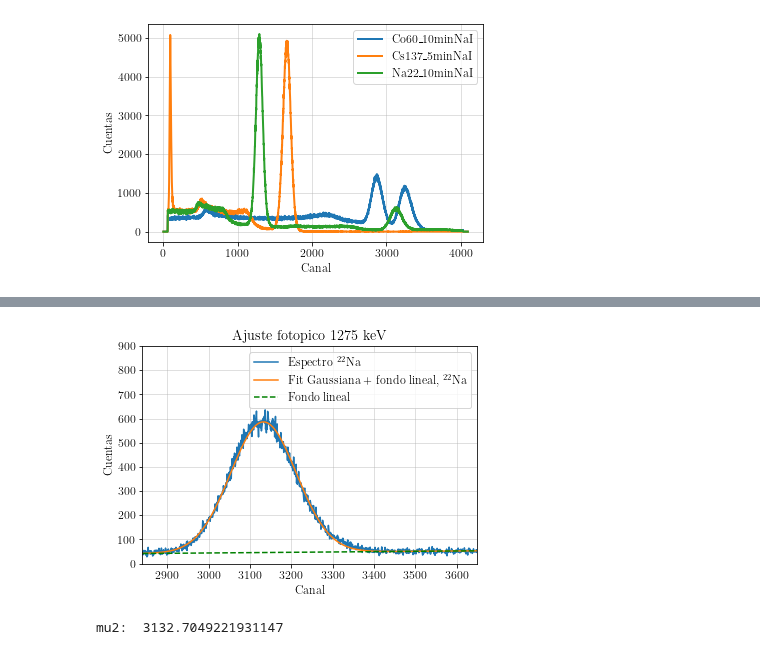
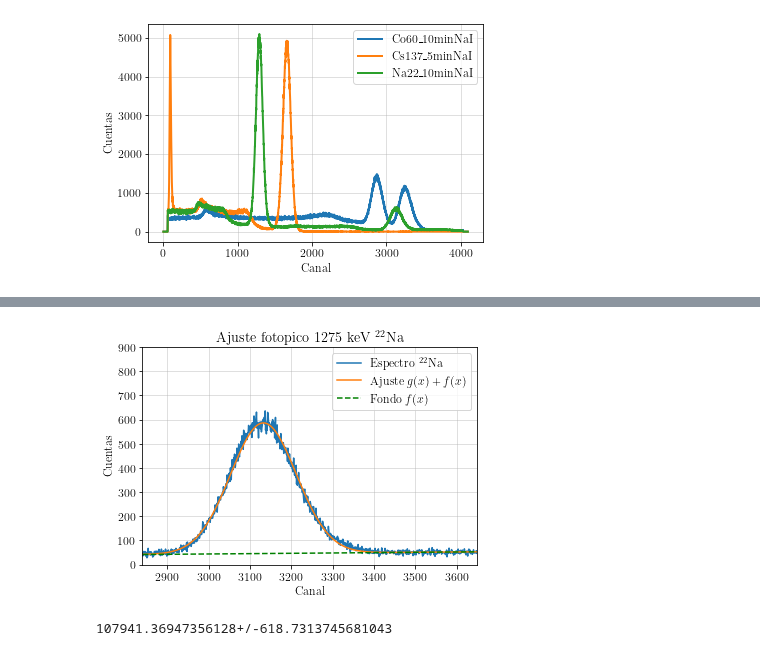
Before and after one commit to juan3ltran/Instrumentacion_Nuclear, a Jupyter notebook: Practica1/Na22.ipynb, the cells around one changed output, grey strips where cells are left out. Saved outputs shown, nothing was run; the diff lists cells and outputs as text; code cells hidden in the pictures.

```diff
--- a/Practica1/Na22.ipynb
+++ b/Practica1/Na22.ipynb
@@ -121,31 +161,41 @@ mu1:  1290.7906424061075
 # %%
 #! 1275 keV peak
 roi_min,roi_max = 2840,3650
 roi = [roi_min,roi_max]
 
 plt.xlabel(r'Canal')
 plt.ylabel(r'Cuentas')
-plt.title("Ajuste fotopico 1275 keV")
+plt.title(r'Ajuste fotopico 1275 keV $^{22}$Na')
 plt.xlim(2840,3650)
 plt.ylim(0,900)
 plt.plot(x_E_array,y_I_array, label=r'Espectro $^{22}$Na')
 plt.grid(which='both',alpha=0.5)
 
 popt,pcov = SinglePeak_lfit(x_E_array[roi[0]:roi[1]],y_I_array[roi[0]:roi[1]]) # popt= A1, x1, sigma1, m, b
 perr = np.sqrt(np.diag(pcov))
 param_name = key+'_1275keV'
 params[param_name]=[1274.6,popt[0],popt[1],popt[2],perr[0],perr[1],perr[2]]
 
-plt.plot(x_E_array[roi[0]:roi[1]], sum_gaussian_bg_lin(x_E_array[roi[0]:roi[1]],popt[0],popt[1],popt[2],popt[3],popt[4]), label=r'Fit Gaussiana + fondo lineal, $^{22}$Na')
-plt.plot(x_E_array[roi[0]:roi[1]], line(x_E_array[roi[0]:roi[1]],popt[3], popt[4]), c='green', linestyle='--', label=r'Fondo lineal')
+plt.plot(x_E_array[roi[0]:roi[1]], sum_gaussian_bg_lin(x_E_array[roi[0]:roi[1]],popt[0],popt[1],popt[2],popt[3],popt[4]), label=r'Ajuste $g(x)+f(x)$')
+plt.plot(x_E_array[roi[0]:roi[1]], line(x_E_array[roi[0]:roi[1]],popt[3], popt[4]), c='green', linestyle='--', label=r'Fondo $f(x)$')
 
 
-
+plt.gcf().set_facecolor('white')
 plt.legend(loc=0,title=r"")
+# plt.savefig('fotopicoNa1275.png', dpi=300)
 plt.show()
 
 mu2_Na=popt[1]
-print('mu2: ', mu2_Na)
+
+
+sigma2=ufloat(popt[2], perr[2])
+mu2_Na=ufloat(popt[1],perr[1])
+M2=ufloat(popt[0],perr[0])
 # %% [output]
-[figure, old version]
+[figure, new version]
-mu2:  3132.7049221931147
+# %%
+# 1275 keV cuentas
+area1275=M2*sigma2*np.sqrt(2*np.pi)
+area1275
+# %% [output]
+107941.36947356128+/-618.7313745681043
```
Also changed, not shown: parts of 7 cells of this notebook, 1 other file.
